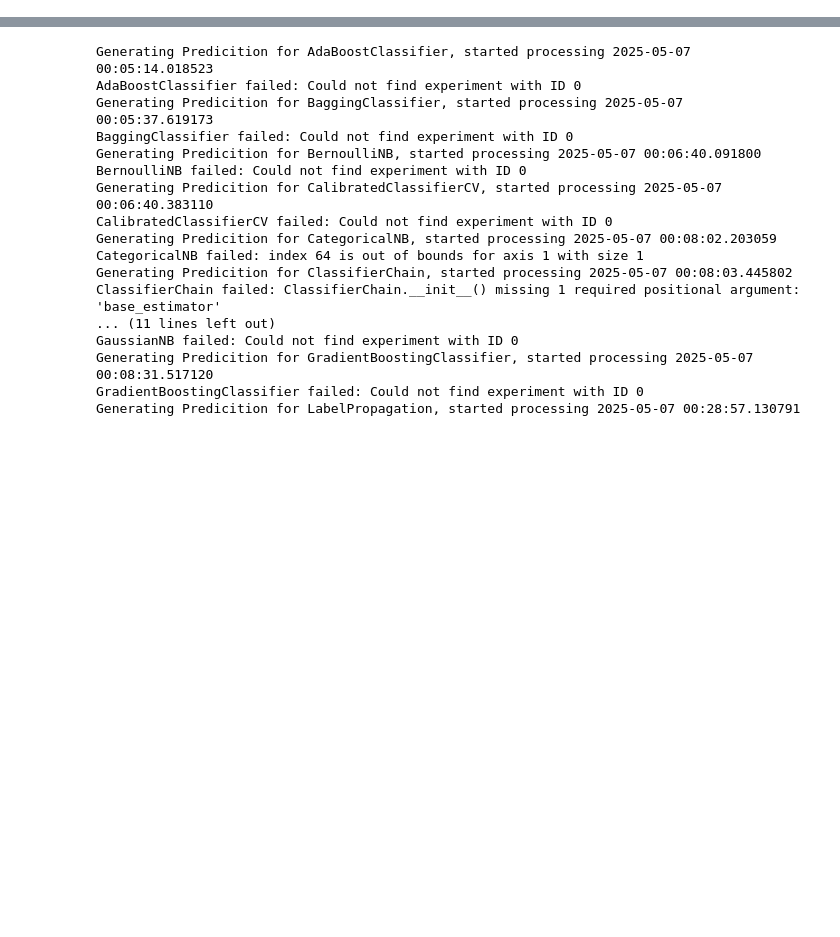
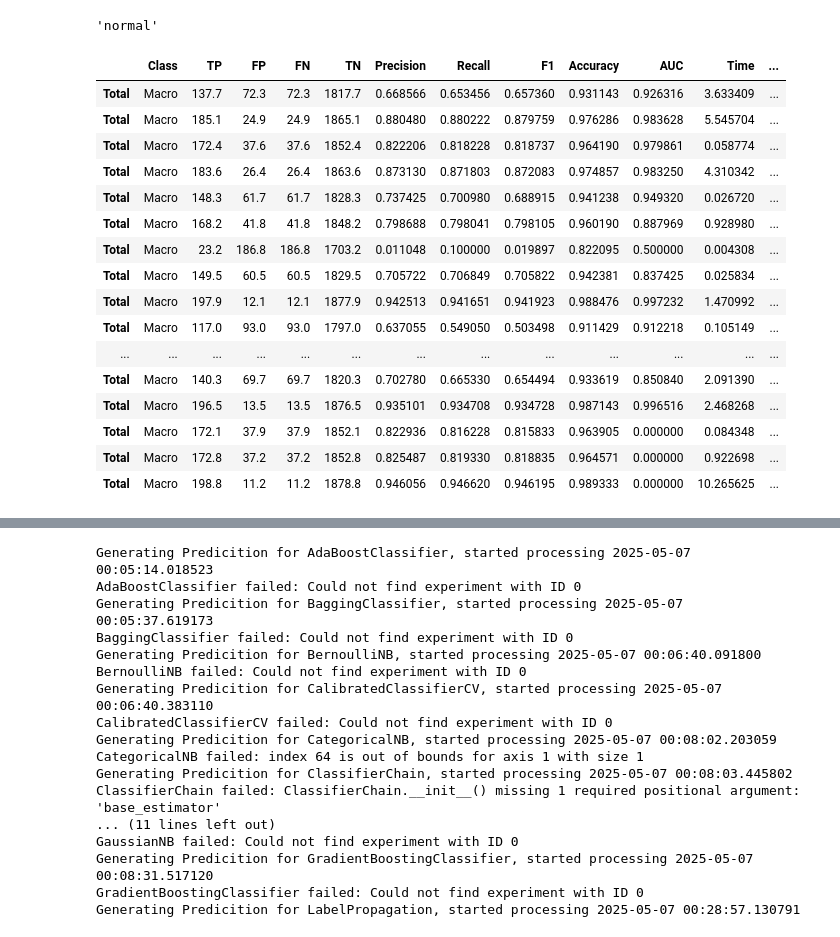
Before and after one commit to derek-dewald/Python_Tools, a Jupyter notebook: JupyterNotebooks/ML_Workbook_V3.ipynb, the cells around one changed output, grey strips where cells are left out. Cells and saved outputs as stored; diff of their text form; code cells hidden in the pictures; blank space fills up the shorter version.

```diff
--- a/JupyterNotebooks/ML_Workbook_V3.ipynb
+++ b/JupyterNotebooks/ML_Workbook_V3.ipynb
@@ -29,0 +317,3 @@ Downloading MNIST from OpenML...
+# %%
+model = list_[0]()
+model.get_params()
@@ -29,0 +371,36 @@ Downloading MNIST from OpenML...
+# %%
+temp = a[a['Model']==model]
+scaler = temp['Scaler']
+# %% [output]
+'normal'
+# %%
+final_df = pd.DataFrame()
+
+for model in a['Model'].unique():
+    temp = a[a['Model']==model].copy()
+    scaler = temp['Scaler'].iloc[0]
+    temp = temp.drop(['Model','Scaler'],axis=1)
+    temp.loc['Total',:] = temp.mean()
+    temp['Class'] = temp['Class'].astype(str)
+    temp.loc['Total','Class'] = 'Macro'
+    temp['Model'] = model
+    temp['Scaler'] = scaler
+    final_df = pd.concat([final_df,temp])
+# %% [output]
+|  | Class | TP | FP | FN | TN | Precision | Recall | F1 | Accuracy | AUC | Time | ... |
+| Total | Macro | 137.7 | 72.3 | 72.3 | 1817.7 | 0.668566 | 0.653456 | 0.657360 | 0.931143 | 0.926316 | 3.633409 | ... |
+| Total | Macro | 185.1 | 24.9 | 24.9 | 1865.1 | 0.880480 | 0.880222 | 0.879759 | 0.976286 | 0.983628 | 5.545704 | ... |
+| Total | Macro | 172.4 | 37.6 | 37.6 | 1852.4 | 0.822206 | 0.818228 | 0.818737 | 0.964190 | 0.979861 | 0.058774 | ... |
+| Total | Macro | 183.6 | 26.4 | 26.4 | 1863.6 | 0.873130 | 0.871803 | 0.872083 | 0.974857 | 0.983250 | 4.310342 | ... |
+| Total | Macro | 148.3 | 61.7 | 61.7 | 1828.3 | 0.737425 | 0.700980 | 0.688915 | 0.941238 | 0.949320 | 0.026720 | ... |
+| Total | Macro | 168.2 | 41.8 | 41.8 | 1848.2 | 0.798688 | 0.798041 | 0.798105 | 0.960190 | 0.887969 | 0.928980 | ... |
+| Total | Macro | 23.2 | 186.8 | 186.8 | 1703.2 | 0.011048 | 0.100000 | 0.019897 | 0.822095 | 0.500000 | 0.004308 | ... |
+| Total | Macro | 149.5 | 60.5 | 60.5 | 1829.5 | 0.705722 | 0.706849 | 0.705822 | 0.942381 | 0.837425 | 0.025834 | ... |
+| Total | Macro | 197.9 | 12.1 | 12.1 | 1877.9 | 0.942513 | 0.941651 | 0.941923 | 0.988476 | 0.997232 | 1.470992 | ... |
+| Total | Macro | 117.0 | 93.0 | 93.0 | 1797.0 | 0.637055 | 0.549050 | 0.503498 | 0.911429 | 0.912218 | 0.105149 | ... |
+| ... | ... | ... | ... | ... | ... | ... | ... | ... | ... | ... | ... | ... |
+| Total | Macro | 140.3 | 69.7 | 69.7 | 1820.3 | 0.702780 | 0.665330 | 0.654494 | 0.933619 | 0.850840 | 2.091390 | ... |
+| Total | Macro | 196.5 | 13.5 | 13.5 | 1876.5 | 0.935101 | 0.934708 | 0.934728 | 0.987143 | 0.996516 | 2.468268 | ... |
+| Total | Macro | 172.1 | 37.9 | 37.9 | 1852.1 | 0.822936 | 0.816228 | 0.815833 | 0.963905 | 0.000000 | 0.084348 | ... |
+| Total | Macro | 172.8 | 37.2 | 37.2 | 1852.8 | 0.825487 | 0.819330 | 0.818835 | 0.964571 | 0.000000 | 0.922698 | ... |
+| Total | Macro | 198.8 | 11.2 | 11.2 | 1878.8 | 0.946056 | 0.946620 | 0.946195 | 0.989333 | 0.000000 | 10.265625 | ... |
```
Also changed, not shown: parts of 24 cells of this notebook, 24 other files.
